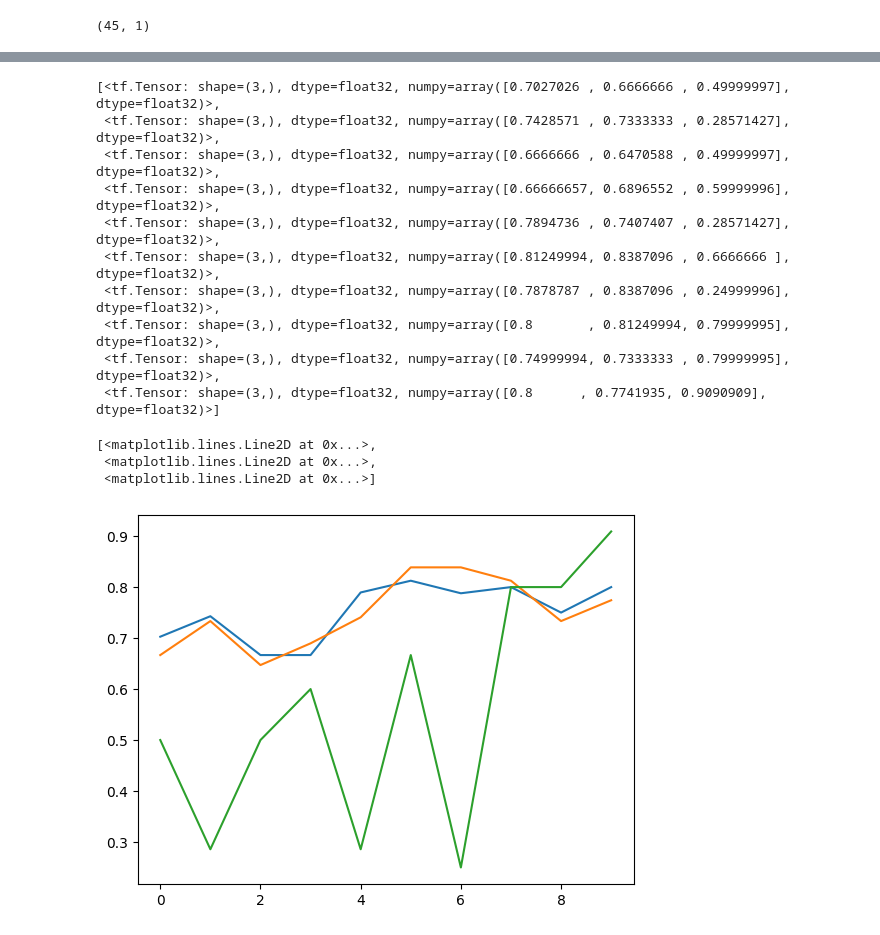
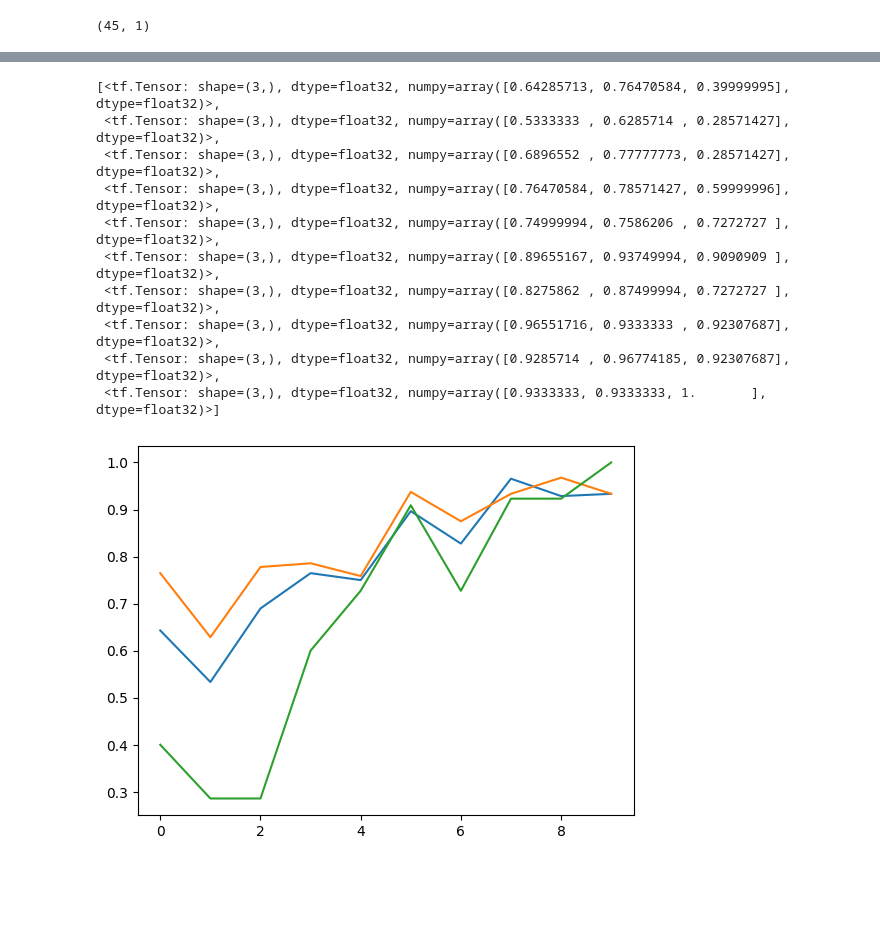
Before and after one commit to Laumartin4/smearly, a Jupyter notebook: notebooks/Eve_smearly.ipynb, the cells around one changed output, grey strips where cells are left out. Cells and saved outputs as stored; diff of their text form; code cells hidden in the pictures; blank space fills up the shorter version.

```diff
--- a/notebooks/Eve_smearly.ipynb
+++ b/notebooks/Eve_smearly.ipynb
@@ -367,12 +334,12 @@ Model: "sequential_4"
  Non-trainable params: 0 (0.00 B)
 # %%
 adam = optimizers.Adam(learning_rate = 0.001)
-model.compile(loss='categorical_crossentropy',
+model_1.compile(loss='categorical_crossentropy',
               optimizer=adam,
               metrics=['f1_score'])
 # %%
 batch_size = 1
 # %%
-history = model.fit(X_train, y_cat_train, batch_size=batch_size, epochs=10, validation_split=0.2)
+history_1 = model_1.fit(X_train, y_cat_train, batch_size=batch_size, epochs=10, validation_split=0.2)
 # %% [output]
 Epoch 1/10
@@ -430,5 +394,5 @@ results
 # %%
-MODEL = "model.h5"
+MODEL = "model_1b.h5"
 
 modelCheckpoint = callbacks.ModelCheckpoint(MODEL,
                                             monitor="val_loss",
@@ -446,6 +410,6 @@ EarlyStopper = callbacks.EarlyStopping(monitor='val_loss',
                                        verbose=0,
                                        restore_best_weights=True)
 # %%
-history = model.fit(X_train, y_cat_train, batch_size=batch_size, epochs=10, validation_split=0.2, callbacks=[modelCheckpoint, LRreducer, EarlyStopper])
+history_1b = model_1.fit(X_train, y_cat_train, batch_size=batch_size, epochs=10, validation_split=0.2, callbacks=[modelCheckpoint, LRreducer, EarlyStopper])
 # %% [output]
 Epoch 1/10
@@ -481,21 +439,18 @@ Epoch 10: ReduceLROnPlateau reducing learning rate to 0.00010000000474974513.
 # %%
-history.history['f1_score']
+history_1b.history['f1_score']
 # %% [output]
-[<tf.Tensor: shape=(3,), dtype=float32, numpy=array([0.7027026 , 0.6666666 , 0.49999997], dtype=float32)>,
- <tf.Tensor: shape=(3,), dtype=float32, numpy=array([0.7428571 , 0.7333333 , 0.28571427], dtype=float32)>,
- <tf.Tensor: shape=(3,), dtype=float32, numpy=array([0.6666666 , 0.6470588 , 0.49999997], dtype=float32)>,
- <tf.Tensor: shape=(3,), dtype=float32, numpy=array([0.66666657, 0.6896552 , 0.59999996], dtype=float32)>,
- <tf.Tensor: shape=(3,), dtype=float32, numpy=array([0.7894736 , 0.7407407 , 0.28571427], dtype=float32)>,
- <tf.Tensor: shape=(3,), dtype=float32, numpy=array([0.81249994, 0.8387096 , 0.6666666 ], dtype=float32)>,
- <tf.Tensor: shape=(3,), dtype=float32, numpy=array([0.7878787 , 0.8387096 , 0.24999996], dtype=float32)>,
- <tf.Tensor: shape=(3,), dtype=float32, numpy=array([0.8       , 0.81249994, 0.79999995], dtype=float32)>,
- <tf.Tensor: shape=(3,), dtype=float32, numpy=array([0.74999994, 0.7333333 , 0.79999995], dtype=float32)>,
- <tf.Tensor: shape=(3,), dtype=float32, numpy=array([0.8      , 0.7741935, 0.9090909], dtype=float32)>]
+[<tf.Tensor: shape=(3,), dtype=float32, numpy=array([0.64285713, 0.76470584, 0.39999995], dtype=float32)>,
+ <tf.Tensor: shape=(3,), dtype=float32, numpy=array([0.5333333 , 0.6285714 , 0.28571427], dtype=float32)>,
+ <tf.Tensor: shape=(3,), dtype=float32, numpy=array([0.6896552 , 0.77777773, 0.28571427], dtype=float32)>,
+ <tf.Tensor: shape=(3,), dtype=float32, numpy=array([0.76470584, 0.78571427, 0.59999996], dtype=float32)>,
+ <tf.Tensor: shape=(3,), dtype=float32, numpy=array([0.74999994, 0.7586206 , 0.7272727 ], dtype=float32)>,
+ <tf.Tensor: shape=(3,), dtype=float32, numpy=array([0.89655167, 0.93749994, 0.9090909 ], dtype=float32)>,
+ <tf.Tensor: shape=(3,), dtype=float32, numpy=array([0.8275862 , 0.87499994, 0.7272727 ], dtype=float32)>,
+ <tf.Tensor: shape=(3,), dtype=float32, numpy=array([0.96551716, 0.9333333 , 0.92307687], dtype=float32)>,
+ <tf.Tensor: shape=(3,), dtype=float32, numpy=array([0.9285714 , 0.96774185, 0.92307687], dtype=float32)>,
+ <tf.Tensor: shape=(3,), dtype=float32, numpy=array([0.9333333, 0.9333333, 1.       ], dtype=float32)>]
 # %%
-plt.plot(history.history['f1_score'])
+plt.plot(history_1b.history['f1_score']);
 # %% [output]
-[<matplotlib.lines.Line2D at 0x...>,
- <matplotlib.lines.Line2D at 0x...>,
- <matplotlib.lines.Line2D at 0x...>]
-[figure, old version]
+[figure, new version]
 # %%
```
Also changed, not shown: parts of 55 cells of this notebook.
